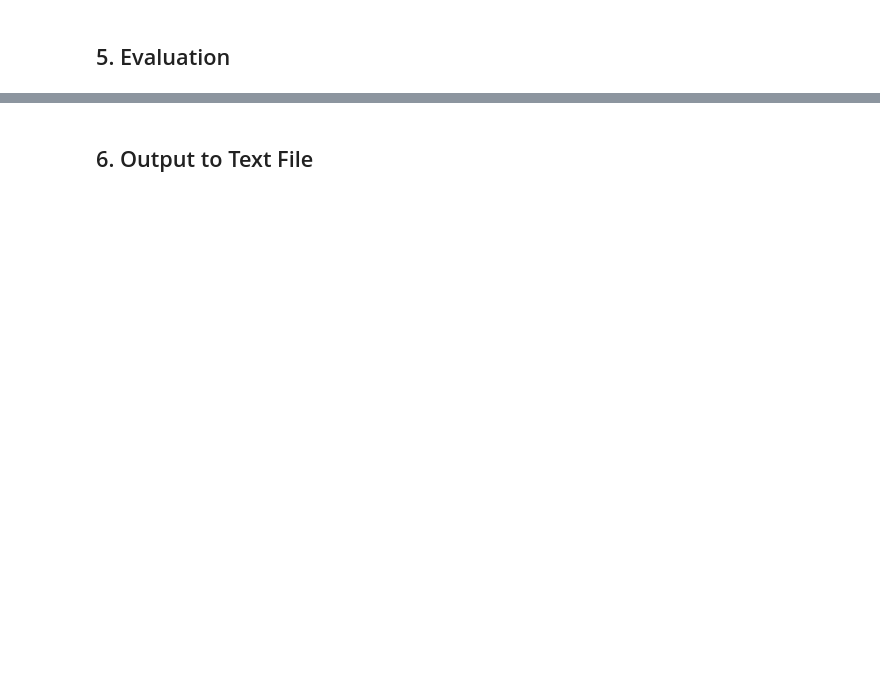
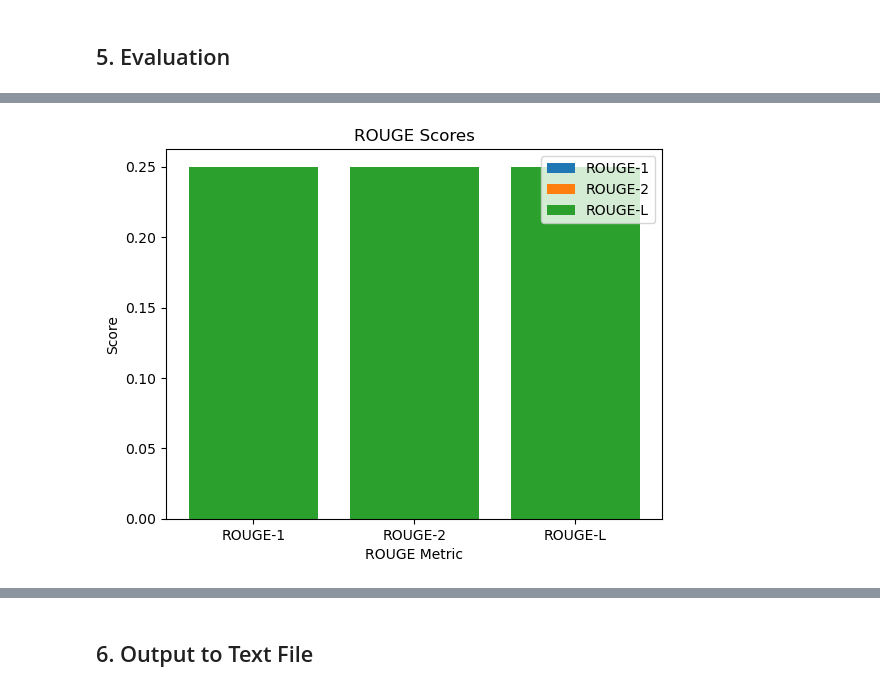
Before and after one commit to BeenaSamuel/Web-Summarizer, a Jupyter notebook: LongSummarization flan-t5-3b-summarizer copy.ipynb, the cells around one changed output, grey strips where cells are left out. Saved outputs shown, nothing was run; the diff lists cells and outputs as text; code cells hidden in the pictures; blank space fills up the shorter version.

```diff
--- a/LongSummarization flan-t5-3b-summarizer copy.ipynb
+++ b/LongSummarization flan-t5-3b-summarizer copy.ipynb
@@ -40,3 +38,5 @@ model_name = "stacked-summaries/flan-t5-large-stacked-samsum-1024"
+# %%
+model_name = "t5-small"
 # %%
 summarizer = pipeline("summarization", model=model_name)
 # %% [output]
@@ -124,0 +194,21 @@ scores = rouge.get_scores(text, ARTICLE)
+# %%
+import matplotlib.pyplot as plt
+
+
+rouge_1_scores = [score['rouge-1']['f'] for score in scores]
+rouge_2_scores = [score['rouge-2']['f'] for score in scores]
+rouge_l_scores = [score['rouge-l']['f'] for score in scores]
+
+labels = ['ROUGE-1', 'ROUGE-2', 'ROUGE-L']
+plt.bar(labels, rouge_1_scores, label='ROUGE-1')
+plt.bar(labels, rouge_2_scores, label='ROUGE-2')
+plt.bar(labels, rouge_l_scores, label='ROUGE-L')
+
+plt.xlabel('ROUGE Metric')
+plt.ylabel('Score')
+plt.title('ROUGE Scores')
+plt.legend()
+
+plt.show()
+# %% [output]
+[figure, added]
```
Also changed, not shown: parts of 15 cells of this notebook.
